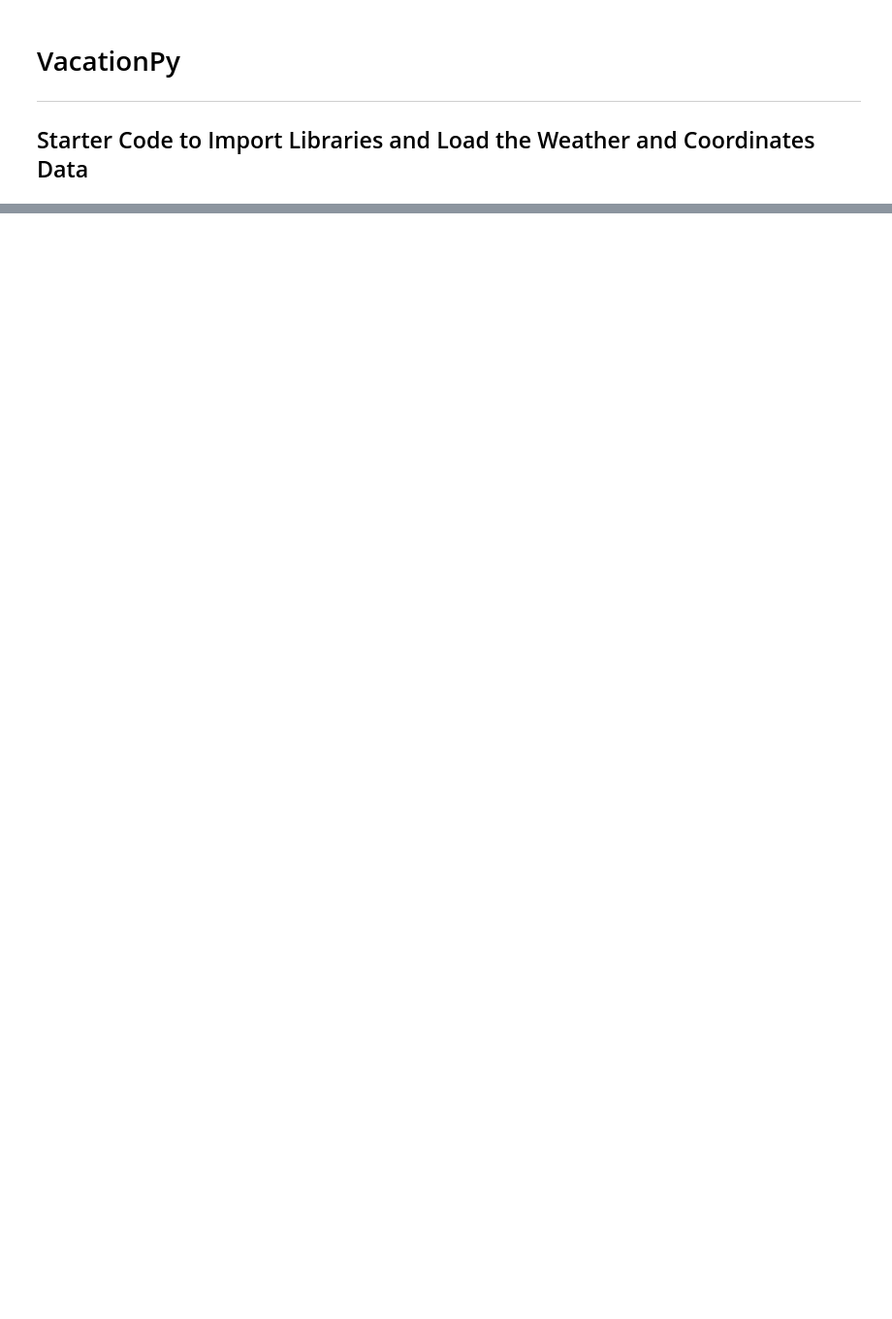
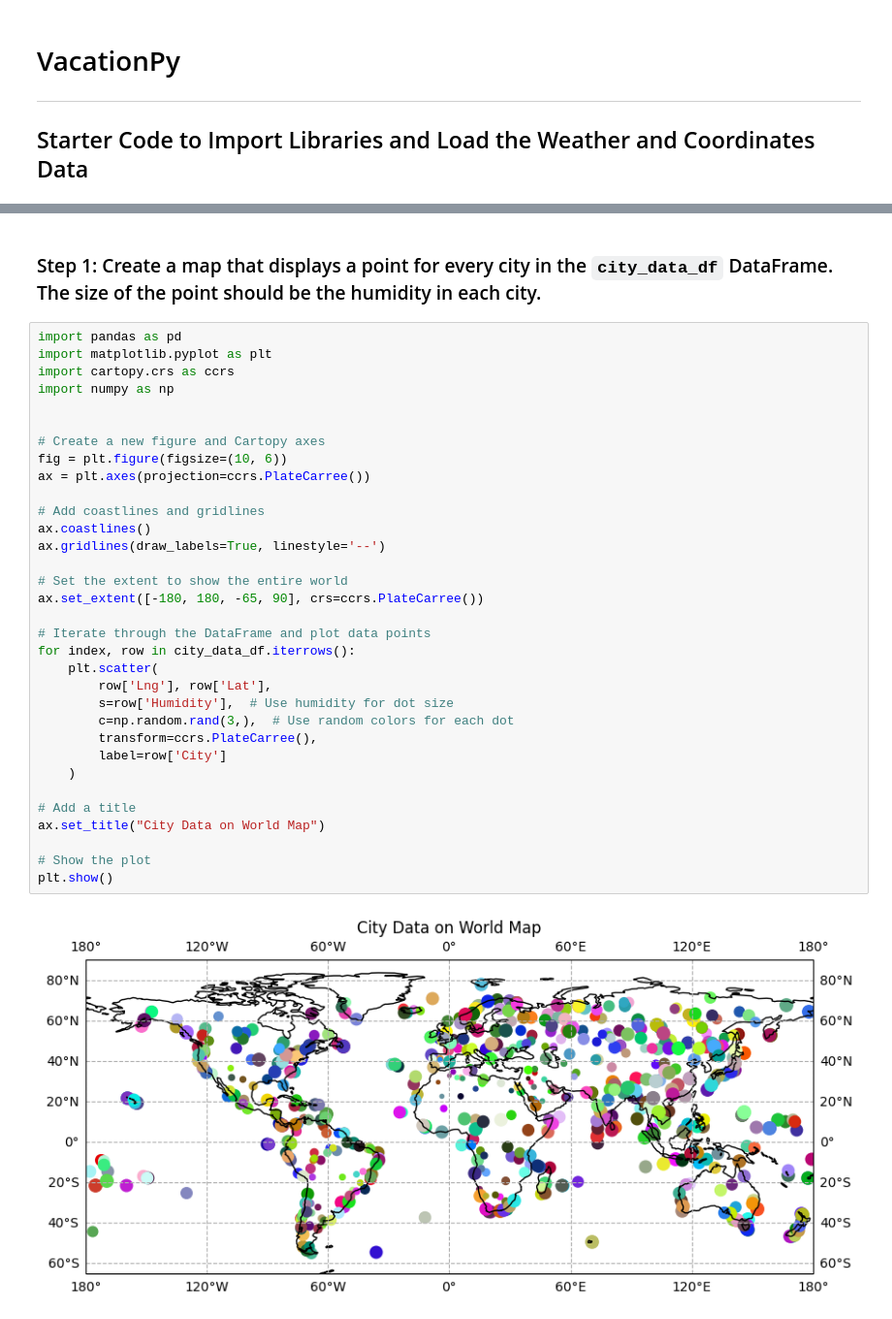
Before and after one commit to JNorthData/Weather_API, a Jupyter notebook: VacationAPI.ipynb, the cells around one changed output, grey strips where cells are left out. Shown at 97% size. Saved outputs shown, nothing was run; the diff lists cells and outputs as text; blank space fills up the shorter version.

Commit message:
City Humidity plotted on map using cartopy

```diff
--- a/VacationAPI.ipynb
+++ b/VacationAPI.ipynb
@@ -29,0 +30,37 @@ city_data_df.head()
+# %% [markdown]
+### Step 1: Create a map that displays a point for every city in the `city_data_df` DataFrame. The size of the point should be the humidity in each city.
+# %%
+import pandas as pd
+import matplotlib.pyplot as plt
+import cartopy.crs as ccrs
+import numpy as np
+
+
+# Create a new figure and Cartopy axes
+fig = plt.figure(figsize=(10, 6))
+ax = plt.axes(projection=ccrs.PlateCarree())
+
+# Add coastlines and gridlines
+ax.coastlines()
+ax.gridlines(draw_labels=True, linestyle='--')
+
+# Set the extent to show the entire world
+ax.set_extent([-180, 180, -65, 90], crs=ccrs.PlateCarree())
+
+# Iterate through the DataFrame and plot data points
+for index, row in city_data_df.iterrows():
+    plt.scatter(
+        row['Lng'], row['Lat'],
+        s=row['Humidity'],  # Use humidity for dot size
+        c=np.random.rand(3,),  # Use random colors for each dot
+        transform=ccrs.PlateCarree(),
+        label=row['City']
+    )
+
+# Add a title
+ax.set_title("City Data on World Map")
+
+# Show the plot
+plt.show()
+# %% [output]
+[figure, added]
```
Also changed, not shown: parts of 1 cell of this notebook, 2 other files.
